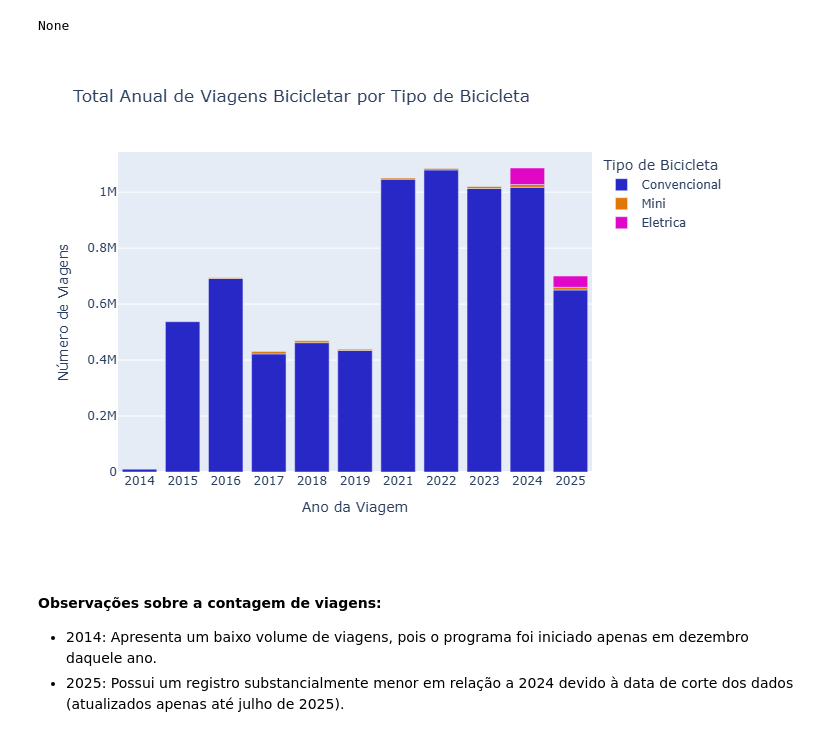
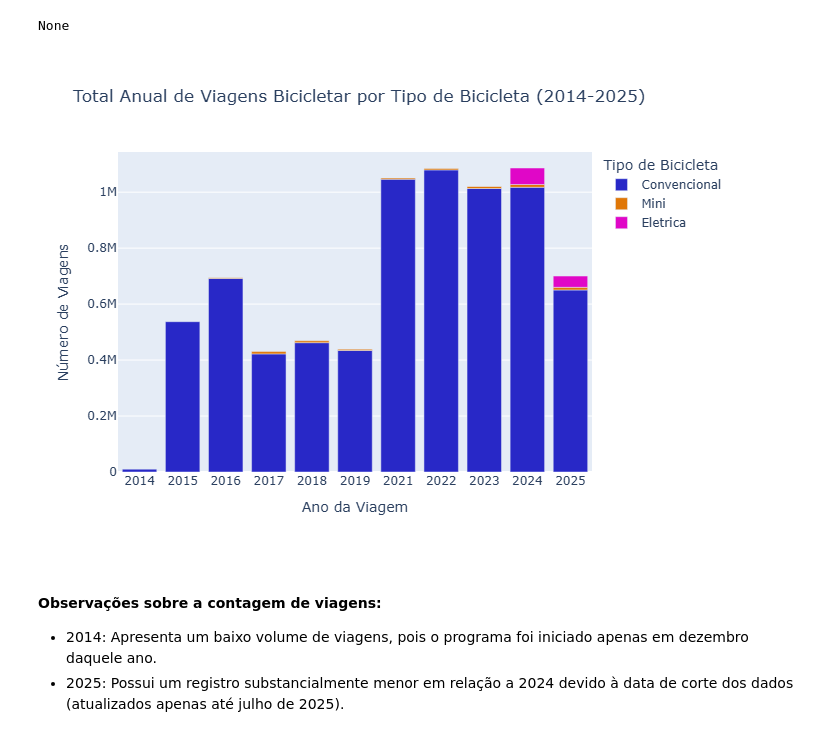
Before and after one commit to celiolmartins55/Analise-Bicicletar-2014-2025, a Jupyter notebook: Análise.ipynb, the cells around one changed output. Saved outputs shown, nothing was run; the diff lists cells and outputs as text; code cells hidden in the pictures.

```diff
--- a/Análise.ipynb
+++ b/Análise.ipynb
@@ -78,21 +78,22 @@ None
 # %%
 # Visualizando o total de viagens por tipo de bicicleta
 
 viagens_ano_tipo = dados_total.groupby(['AnoViagem', 'TipoBicicleta']).size().reset_index(name='Quantidade') # Agrupando antes para evitar alto consumo de memória
 
 grafico1 =px.bar(
     viagens_ano_tipo,
     x='AnoViagem',
     y='Quantidade',
     color='TipoBicicleta',
-    title='Total Anual de Viagens Bicicletar por Tipo de Bicicleta',
+    title='Total Anual de Viagens Bicicletar por Tipo de Bicicleta (2014-2025)',
     labels={'AnoViagem': 'Ano da Viagem', 'Quantidade': 'Número de Viagens', 'TipoBicicleta': 'Tipo de Bicicleta'},
     color_discrete_sequence=['#2828c7', '#e07707', '#e007c7']
 )
 
+
 grafico1.show(renderer="png") # Exibir o gráfico de forma que seja possível visualizar no GitHub
 # %% [output]
-[figure, old version]
+[figure, new version]
 # %% [markdown]
 #### Observações sobre a contagem de viagens:
 - 2014: Apresenta um baixo volume de viagens, pois o programa foi iniciado apenas em dezembro daquele ano.
```
